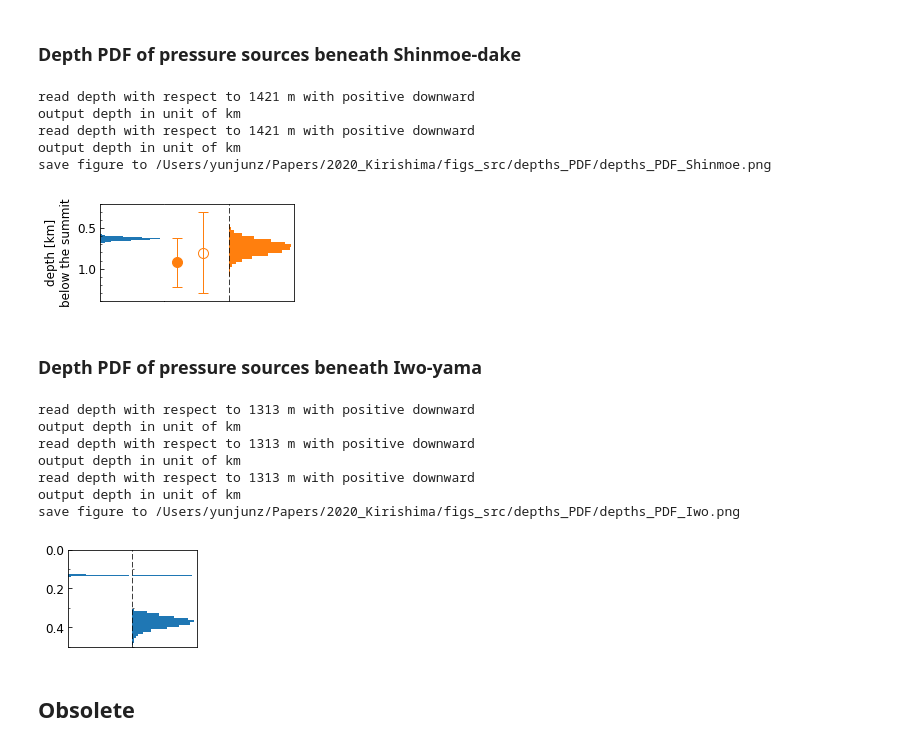
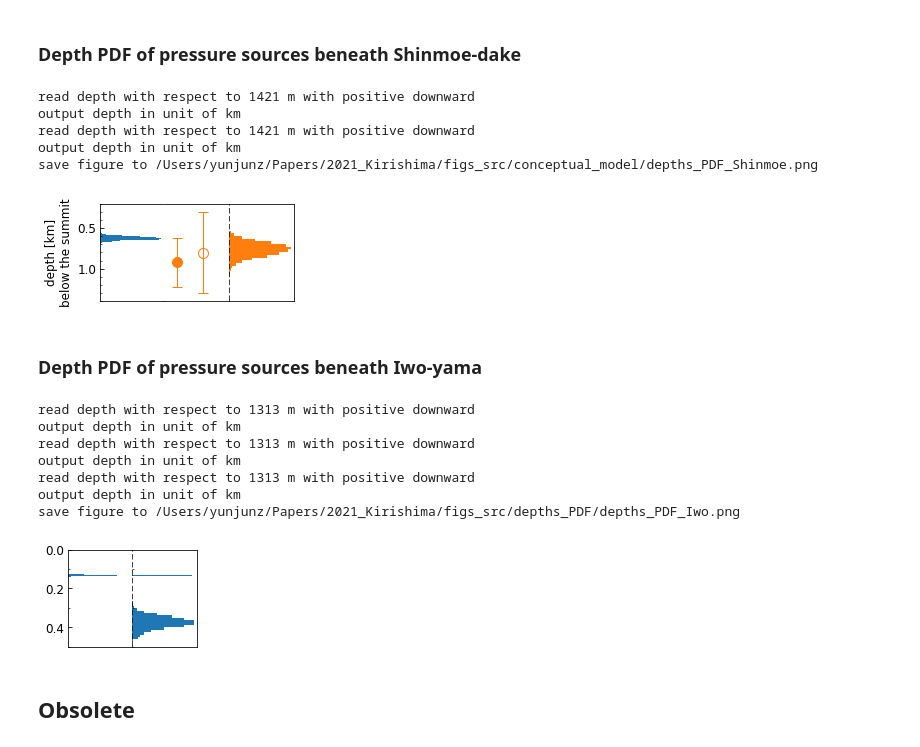
Before and after one commit to geodesymiami/2021-Kirishima, a Jupyter notebook: Fig4_depth_PDF.ipynb, the cells around one changed output. Saved outputs shown, nothing was run; the diff lists cells and outputs as text; code cells hidden in the pictures.

```diff
--- a/Fig_4_depths_PDF.ipynb
+++ b/Fig4_depth_PDF.ipynb
@@ -74,7 +74,7 @@ Utilities function intiated.
 ## plot
 refH = 1421  #height of Shinmoe-dake in m
 inv_files = [os.path.join(inv_dir, i) for i in ['Shinmoe2008post/invert_1_2_C/invert_1_2_C.mat',
-                                                'Shinmoe2017pre/invert_1_2_T/invert_1_2_T.mat']]
+                                                'Shinmoe2017pre/invert_1_2_C/invert_1_2_C.mat']]
 ds_names = [os.path.splitext(os.path.basename(i))[0] for i in inv_files]
 m_codes = [i.split('invert_1_2_')[1].split('_')[-1] for i in ds_names]
 
@@ -92,35 +92,35 @@ ax.set_xlim(0,1)
 
 # axis format
 for ax in axs:
     ax.tick_params(which='both', direction='in', labelsize=font_size, bottom=False, top=False, left=True, right=False)
     ax.yaxis.set_major_locator(ticker.MultipleLocator(0.500))
     ax.set_xticks([])
     ax.invert_yaxis()
     ax.set_ylim(1.400, 0.200)
 axs[0].yaxis.set_minor_locator(ticker.MultipleLocator(0.100))
 axs[0].set_ylabel('depth [km]\nbelow the summit', fontsize=font_size)
 for ax in axs[0:2]:
     ax.spines['right'].set_visible(False)
     ax.tick_params(right=False)
 for ax in axs[1:3]:
     ax.spines['left'].set_visible(False)
     ax.tick_params(left=False)
     ax.set_yticks([])
 axs[2].plot((0,0), (0,1), '--', transform=axs[2].transAxes, color='k')
 fig.subplots_adjust(wspace=0, left=0.05, right=0.95, top=0.95, bottom=0.05)
 
 # output
 out_file = os.path.abspath('depths_PDF_Shinmoe.png')
 plt.savefig(out_file, bbox_inches='tight', transparent=True, dpi=fig_dpi)
 print('save figure to', out_file)
 plt.show()
 # %% [output]
 read depth with respect to 1421 m with positive downward
 output depth in unit of km
 read depth with respect to 1421 m with positive downward
 output depth in unit of km
-save figure to /Users/yunjunz/Papers/2020_Kirishima/figs_src/depths_PDF/depths_PDF_Shinmoe.png
+save figure to /Users/yunjunz/Papers/2021_Kirishima/figs_src/conceptual_model/depths_PDF_Shinmoe.png
-[figure, old version]
+[figure, new version]
 # %% [markdown]
 ### Depth PDF of pressure sources beneath Iwo-yama
 # %%
@@ -167,7 +167,7 @@ read depth with respect to 1313 m with positive downward
 output depth in unit of km
 read depth with respect to 1313 m with positive downward
 output depth in unit of km
-save figure to /Users/yunjunz/Papers/2020_Kirishima/figs_src/depths_PDF/depths_PDF_Iwo.png
+save figure to /Users/yunjunz/Papers/2021_Kirishima/figs_src/depths_PDF/depths_PDF_Iwo.png
 [figure]
 # %% [markdown]
 ## Obsolete
```
Also changed, not shown: parts of 2 cells of this notebook, 16 other files.
